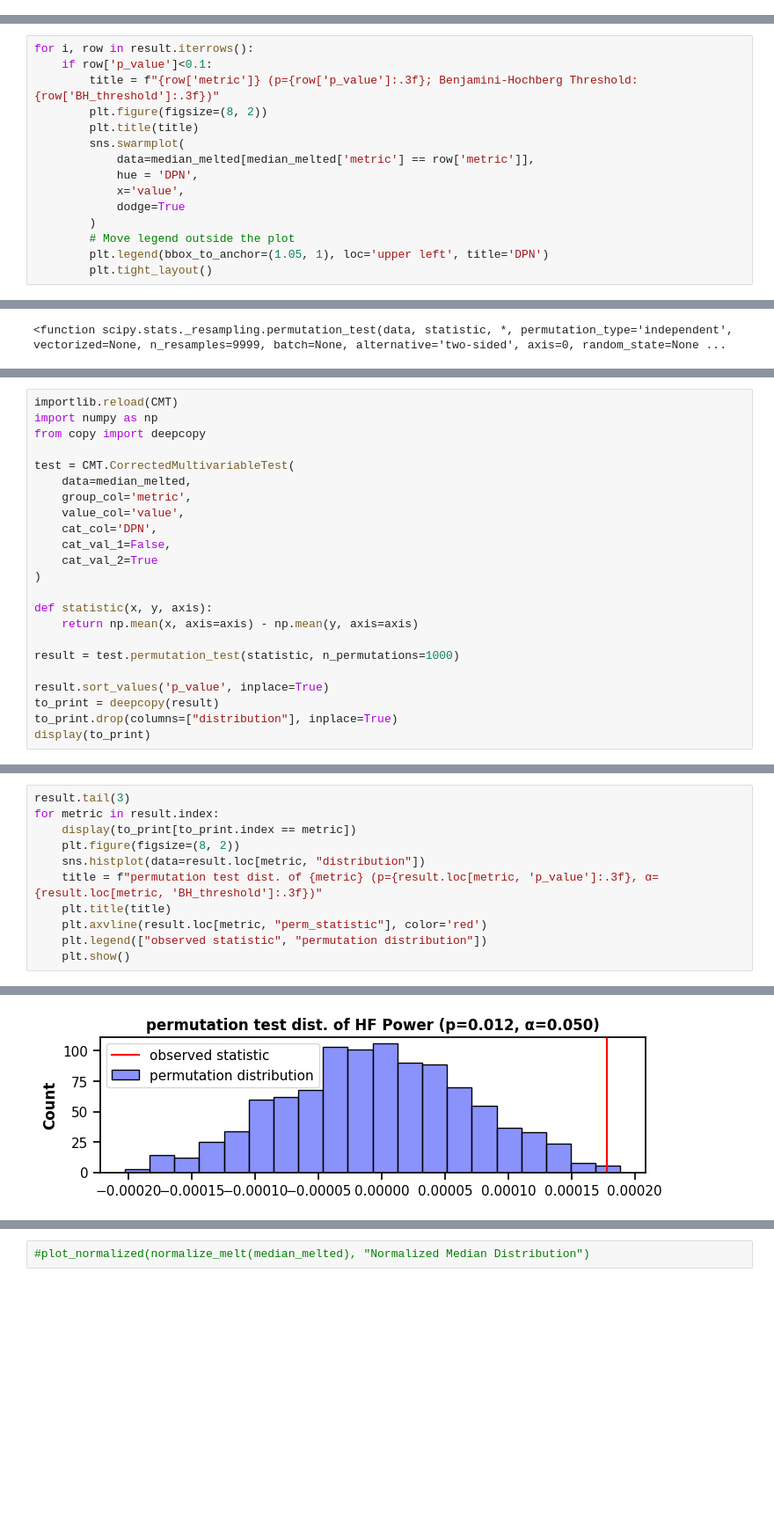
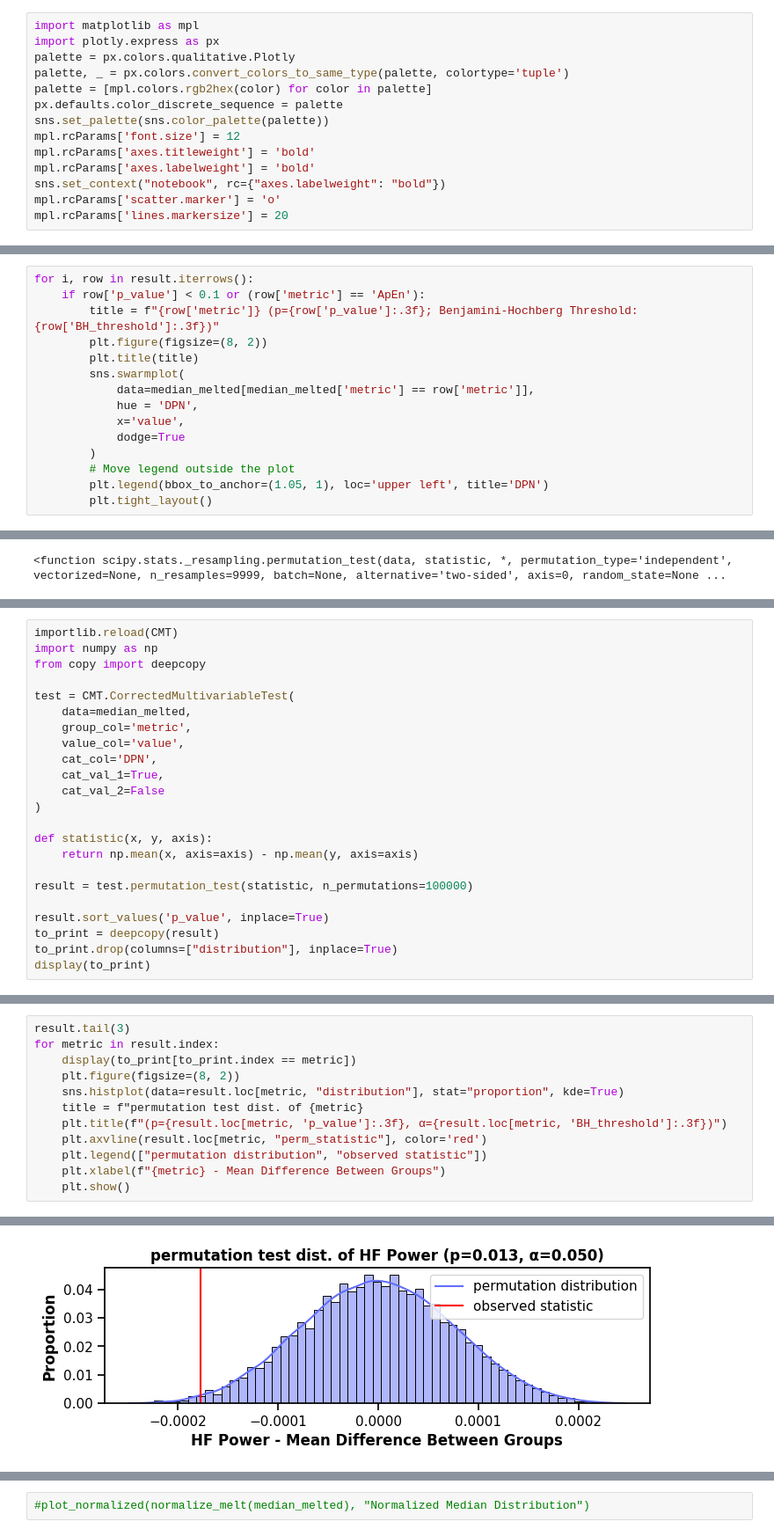
Before and after one commit to ad-aspera/HRV-EDA, a Jupyter notebook: median_approach.ipynb, the cells around one changed output, grey strips where cells are left out. Shown at 88% size. Drawn from its saved outputs; the diff is of its cells as text; blank space fills up the shorter version.

```diff
--- a/median_approach.ipynb
+++ b/median_approach.ipynb
@@ -15,6 +15,20 @@ utils.default_plot_format()
 utils.pd_display_settings(3)
 # %% [markdown]
 Predefine where data is and where the plotly images will be saved
+# %%
+import matplotlib as mpl
+import plotly.express as px
+palette = px.colors.qualitative.Plotly
+palette, _ = px.colors.convert_colors_to_same_type(palette, colortype='tuple')
+palette = [mpl.colors.rgb2hex(color) for color in palette]
+px.defaults.color_discrete_sequence = palette
+sns.set_palette(sns.color_palette(palette))
+mpl.rcParams['font.size'] = 12
+mpl.rcParams['axes.titleweight'] = 'bold'
+mpl.rcParams['axes.labelweight'] = 'bold'
+sns.set_context("notebook", rc={"axes.labelweight": "bold"})
+mpl.rcParams['scatter.marker'] = 'o'
+mpl.rcParams['lines.markersize'] = 20
 # %%
 #data_path = r'processed_data\5min_nabian_2025_03_03.pkl'
 data_path = r"processed_data\raw_metrics\processed_10min_Nabian.pkl"
@@ -92,7 +112,7 @@ result[result['p_value'] < 0.1].index
 Index([0, 1, 2, 3, 4, 5, 6, 7, 8], dtype='int64')
 # %%
 for i, row in result.iterrows():
-    if row['p_value']<0.1:
+    if row['p_value'] < 0.1 or (row['metric'] == 'ApEn'):
         title = f"{row['metric']} (p={row['p_value']:.3f}; Benjamini-Hochberg Threshold: {row['BH_threshold']:.3f})"
         plt.figure(figsize=(8, 2))
         plt.title(title)
@@ -236,14 +259,14 @@ test = CMT.CorrectedMultivariableTest(
     group_col='metric',
     value_col='value',
     cat_col='DPN',
-    cat_val_1=False,
-    cat_val_2=True
+    cat_val_1=True,
+    cat_val_2=False
 )
 
 def statistic(x, y, axis):
     return np.mean(x, axis=axis) - np.mean(y, axis=axis)
 
-result = test.permutation_test(statistic, n_permutations=1000)
+result = test.permutation_test(statistic, n_permutations=100000)
 
 result.sort_values('p_value', inplace=True)
 to_print = deepcopy(result)
@@ -279,11 +302,12 @@ result.tail(3)
 for metric in result.index:
     display(to_print[to_print.index == metric])
     plt.figure(figsize=(8, 2))
-    sns.histplot(data=result.loc[metric, "distribution"])
-    title = f"permutation test dist. of {metric} (p={result.loc[metric, 'p_value']:.3f}, α={result.loc[metric, 'BH_threshold']:.3f})"
-    plt.title(title)
+    sns.histplot(data=result.loc[metric, "distribution"], stat="proportion", kde=True)
+    title = f"permutation test dist. of {metric}
+    plt.title(f"(p={result.loc[metric, 'p_value']:.3f}, α={result.loc[metric, 'BH_threshold']:.3f})")
     plt.axvline(result.loc[metric, "perm_statistic"], color='red')
-    plt.legend(["observed statistic", "permutation distribution"])
+    plt.legend(["permutation distribution", "observed statistic"])
+    plt.xlabel(f"{metric} - Mean Difference Between Groups")
     plt.show()
 # %% [output]
 |  | perm_statistic | p_value | significant | rank | BH_threshold | BH_Significant |
@@ -292,3 +316,3 @@ for metric in result.index:
-[figure, old version]
+[figure, new version]
 |  | perm_statistic | p_value | significant | rank | BH_threshold | BH_Significant |
 | metric |  |  |  |  |  |  |
```
Also changed, not shown: parts of 9 cells of this notebook, 15 other files.
